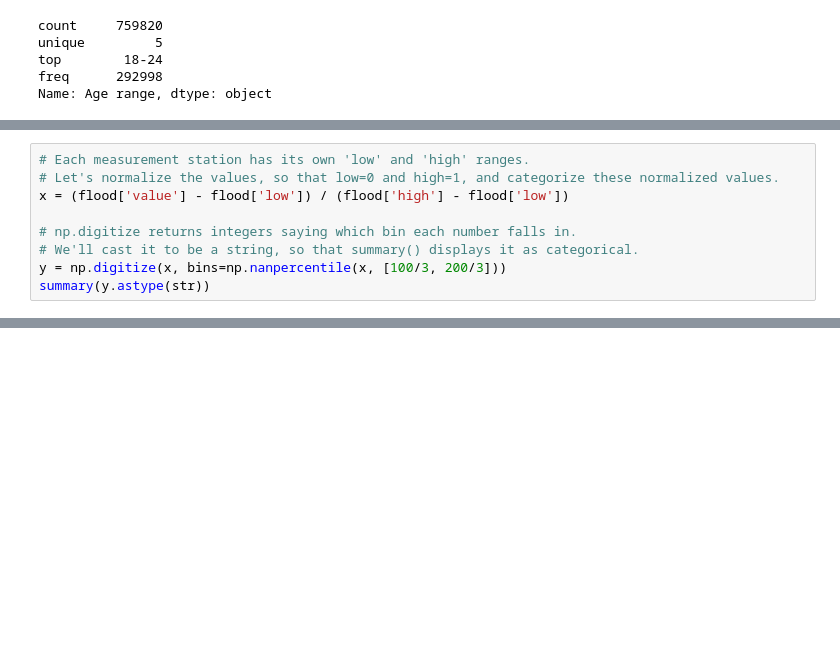
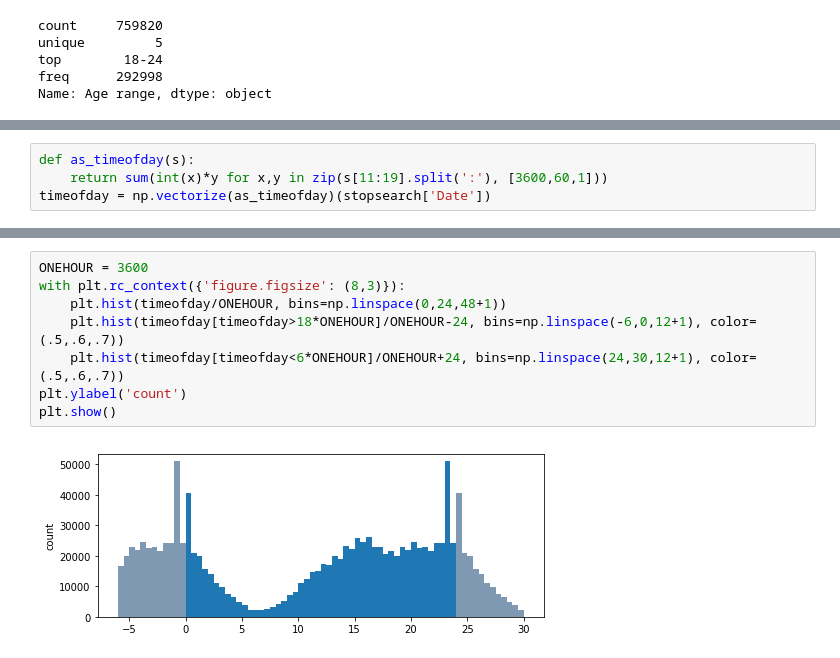
Before and after one commit to damonjw/scicomp, a Jupyter notebook: 3. Working with data.ipynb, the cells around one changed output, grey strips where cells are left out. Saved outputs shown, nothing was run; the diff lists cells and outputs as text; blank space fills up the shorter version.

```diff
--- a/3. Working with data.ipynb
+++ b/3. Working with data.ipynb
@@ -341,9 +361,0 @@ Sometimes it's useful to simplify a numerical column by splitting it into catego
-# %%
-# Each measurement station has its own 'low' and 'high' ranges.
-# Let's normalize the values, so that low=0 and high=1, and categorize these normalized values.
-x = (flood['value'] - flood['low']) / (flood['high'] - flood['low'])
-
-# np.digitize returns integers saying which bin each number falls in.
-# We'll cast it to be a string, so that summary() displays it as categorical.
-y = np.digitize(x, bins=np.nanpercentile(x, [100/3, 200/3]))
-summary(y.astype(str))
@@ -582,0 +456,4 @@ To compute weekly rate of change, what two dataframes should we merge, and what
+# %%
+def as_timeofday(s):
+    return sum(int(x)*y for x,y in zip(s[11:19].split(':'), [3600,60,1]))
+timeofday = np.vectorize(as_timeofday)(stopsearch['Date'])
@@ -582,0 +465,10 @@ To compute weekly rate of change, what two dataframes should we merge, and what
+# %%
+ONEHOUR = 3600
+with plt.rc_context({'figure.figsize': (8,3)}):
+    plt.hist(timeofday/ONEHOUR, bins=np.linspace(0,24,48+1))
+    plt.hist(timeofday[timeofday>18*ONEHOUR]/ONEHOUR-24, bins=np.linspace(-6,0,12+1), color=(.5,.6,.7))
+    plt.hist(timeofday[timeofday<6*ONEHOUR]/ONEHOUR+24, bins=np.linspace(24,30,12+1), color=(.5,.6,.7))
+plt.ylabel('count')
+plt.show()
+# %% [output]
+[figure, added]
```
Also changed, not shown: parts of 128 cells of this notebook, 2 other files.
